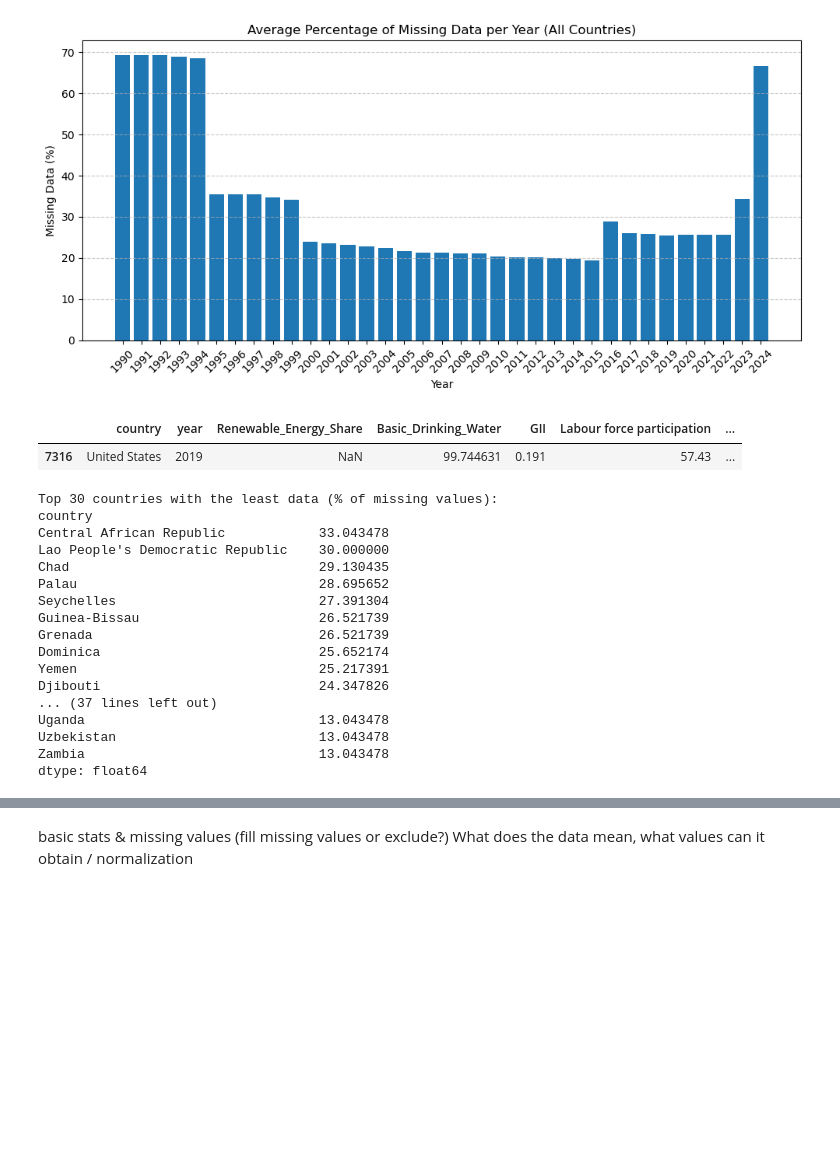
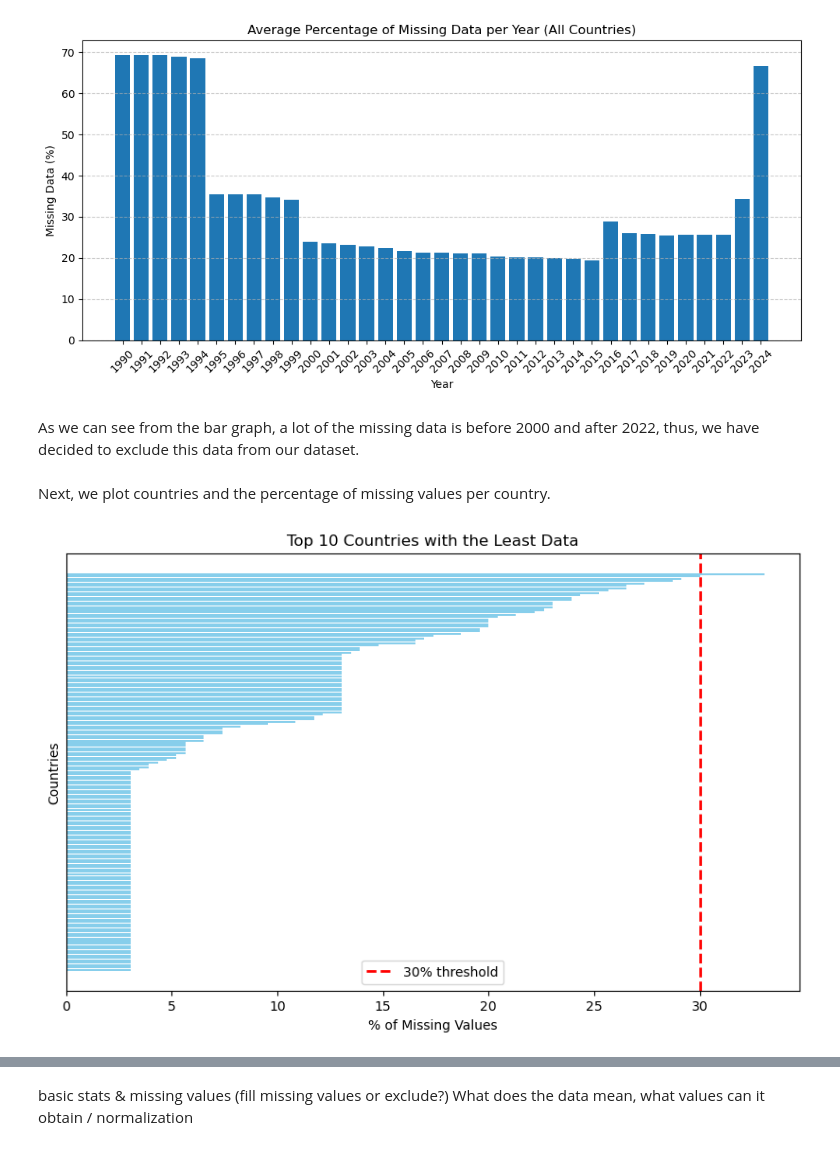
Before and after one commit to lukavicius/Gender-Equality-and-Sustainability, a Jupyter notebook: Project.ipynb, the cells around one changed output, grey strips where cells are left out. Saved outputs shown, nothing was run; the diff lists cells and outputs as text; code cells hidden in the pictures; blank space fills up the shorter version.

```diff
--- a/Project.ipynb
+++ b/Project.ipynb
@@ -344,7 +195,4 @@ Will make a continent variable in case that is interesting to us.
 # %%
-import pycountry
-import pycountry_convert
-
 def get_continent(country_name):
     try:
         # Try to find the country by exact name first
@@ -367,6 +215,4 @@ def get_continent(country_name):
         return 'Unknown'
 
 # Apply to your DataFrame
-merged['continent'] = merged['country'].apply(get_continent)
-
-print(merged[['country', 'continent']].head())
+data['continent'] = data['country'].apply(get_continent)
@@ -412,4 +258,6 @@ plt.tight_layout()
 plt.show()
 # %% [output]
 [figure]
+# %% [markdown]
+As we can see from the bar graph, a lot of the missing data is before 2000 and after 2022, thus, we have decided to exclude this data from our dataset.
 # %%
@@ -417,29 +265,20 @@ merged = merged[(merged['year'] >= 2000) & (merged['year'] <= 2022)]
-# %%
-merged[(merged["country"]=="United States") & (merged["year"]==2019)]
-# %% [output]
-|  | country | year | Renewable_Energy_Share | Basic_Drinking_Water | GII | Labour force participation | ... |
-| 7316 | United States | 2019 | NaN | 99.744631 | 0.191 | 57.43 | ... |
+# %% [markdown]
+Next, we plot countries and the percentage of missing values per country.
 # %%
-nan_by_country = merged.groupby('country')[cols_to_check].apply(lambda x: x.isna().mean().mean() * 100)
+# Get NaN values by country
+nan_by_country = data.groupby('country')[cols_to_check].apply(lambda x: x.isna().mean().mean() * 100)
 nan_by_country = nan_by_country.sort_values(ascending=False)
 
-print(f"Top 30 countries with the least data (% of missing values):")
-print(nan_by_country.head(50))
+# Plot NaN values
+plt.figure(figsize=(10,6))
+plt.barh(range(len(nan_by_country)), nan_by_country.values, color='skyblue')  # use range for no labels
+plt.axvline(x=30, color='red', linestyle='--', linewidth=2, label='30% threshold')  # red line at 30%
+plt.xlabel('% of Missing Values')
+plt.ylabel("Countries")
+plt.title('Top 10 Countries with the Least Data')
+plt.yticks([])  # remove y-axis labels
+plt.legend()
+plt.gca().invert_yaxis()  # largest on top
+plt.show()
 # %% [output]
-Top 30 countries with the least data (% of missing values):
-country
-Central African Republic            33.043478
-Lao People's Democratic Republic    30.000000
-Chad                                29.130435
-Palau                               28.695652
-Seychelles                          27.391304
-Guinea-Bissau                       26.521739
-Grenada                             26.521739
-Dominica                            25.652174
-Yemen                               25.217391
-Djibouti                            24.347826
-... (37 lines left out)
-Uganda                              13.043478
-Uzbekistan                          13.043478
-Zambia                              13.043478
-dtype: float64
+[figure, added]
```
Also changed, not shown: parts of 47 cells of this notebook, 3 other files.
